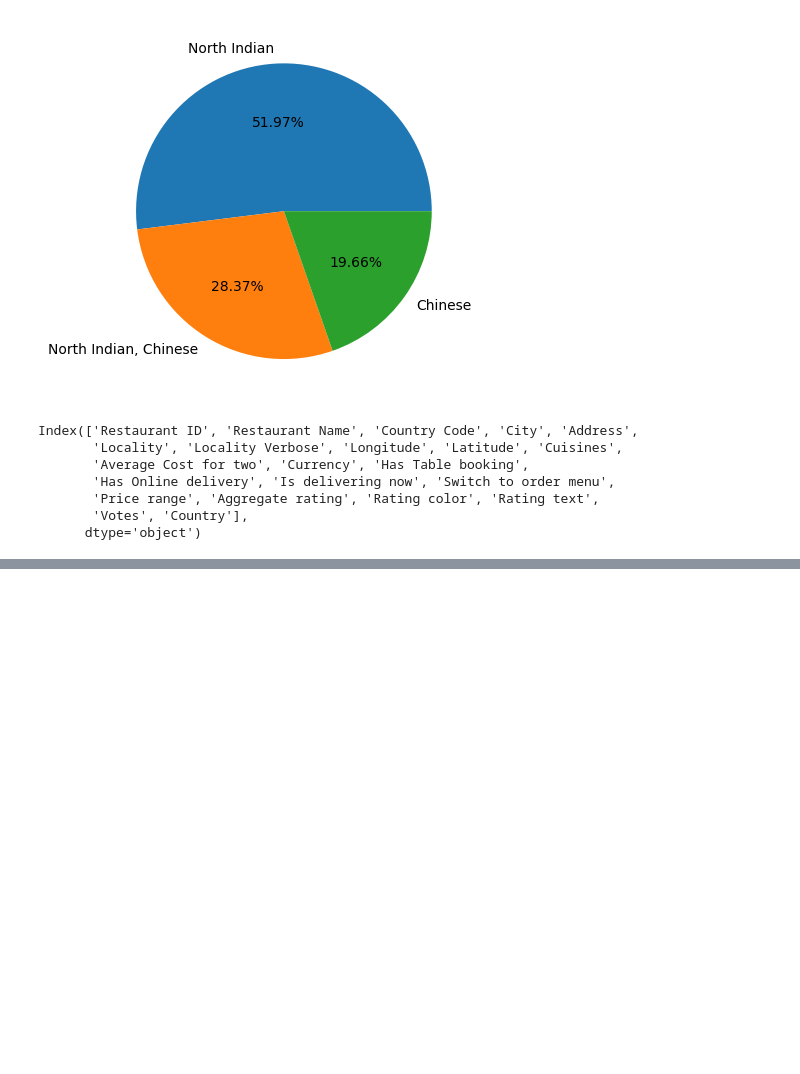
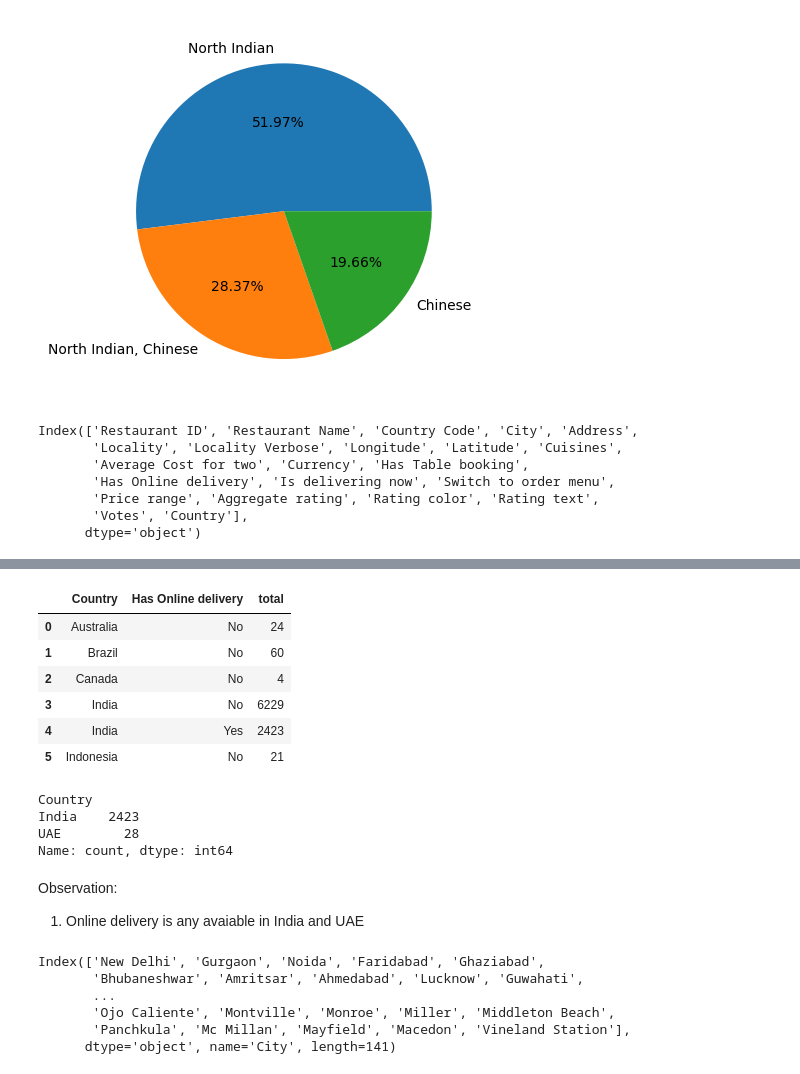
Before and after one commit to darshith-v/Exploratory-Data-Analysis, a Jupyter notebook: Zomatodataset/Zomato Dataset Exploratory Data Analysis.ipynb, the cells around one changed output, grey strips where cells are left out. Cells and saved outputs as stored; diff of their text form; code cells hidden in the pictures; blank space fills up the shorter version.

```diff
--- a/Zomatodataset/Zomato Dataset Exploratory Data Analysis.ipynb
+++ b/Zomatodataset/Zomato Dataset Exploratory Data Analysis.ipynb
@@ -285,0 +282,31 @@ plt.pie(data.graph)
+# %%
+# which countries are has online deliveries options
+final_df[['Country','Has Online delivery']].groupby(['Country','Has Online delivery']).size().reset_index().rename(columns = {0:'total'}).head(6)
+# %% [output]
+|  | Country | Has Online delivery | total |
+| 0 | Australia | No | 24 |
+| 1 | Brazil | No | 60 |
+| 2 | Canada | No | 4 |
+| 3 | India | No | 6229 |
+| 4 | India | Yes | 2423 |
+| 5 | Indonesia | No | 21 |
+# %%
+final_df[final_df['Has Online delivery'] == "Yes"].Country.value_counts()
+# %% [output]
+Country
+India    2423
+UAE        28
+Name: count, dtype: int64
+# %% [markdown]
+Observation:
+1. Online delivery is any avaiable in India and UAE
+# %%
+city_name = final_df.City.value_counts().index
+city_name
+# %% [output]
+Index(['New Delhi', 'Gurgaon', 'Noida', 'Faridabad', 'Ghaziabad',
+       'Bhubaneshwar', 'Amritsar', 'Ahmedabad', 'Lucknow', 'Guwahati',
+       ...
+       'Ojo Caliente', 'Montville', 'Monroe', 'Miller', 'Middleton Beach',
+       'Panchkula', 'Mc Millan', 'Mayfield', 'Macedon', 'Vineland Station'],
+      dtype='object', name='City', length=141)
```
Also changed, not shown: parts of 20 cells of this notebook, 3 other files.
